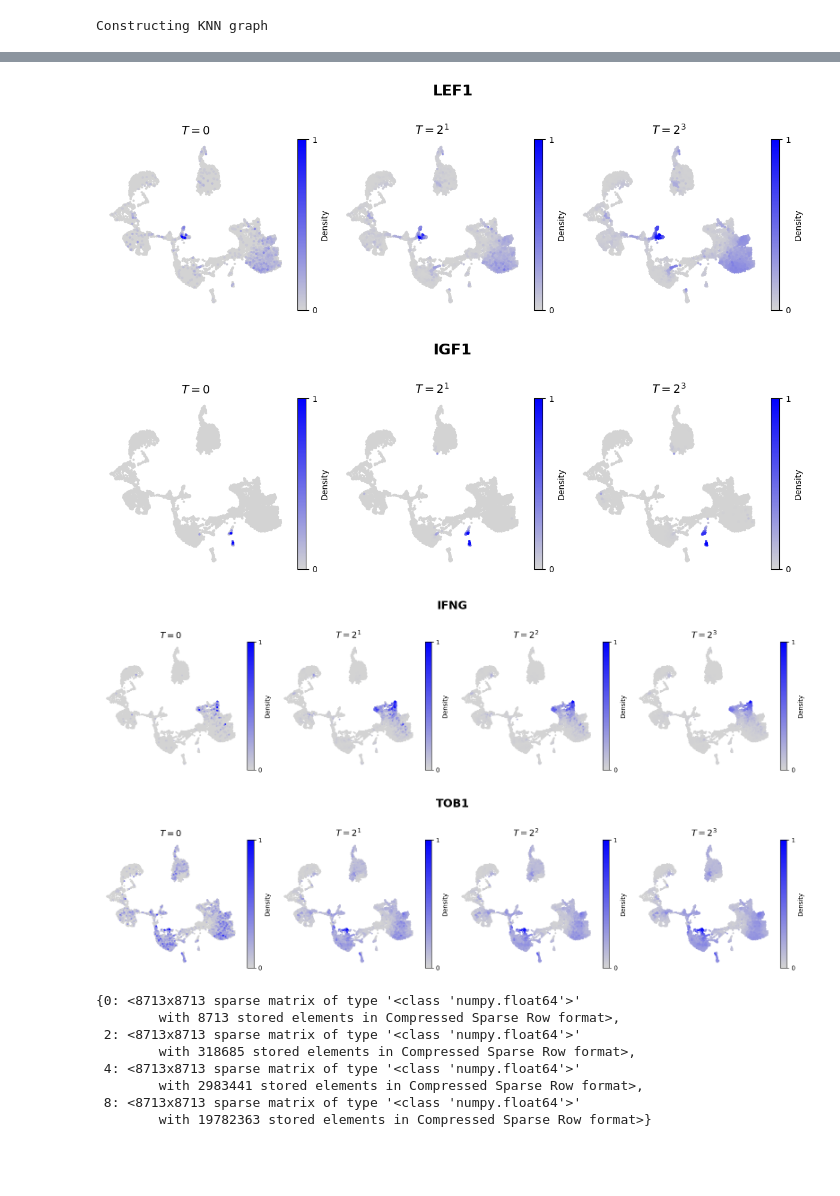
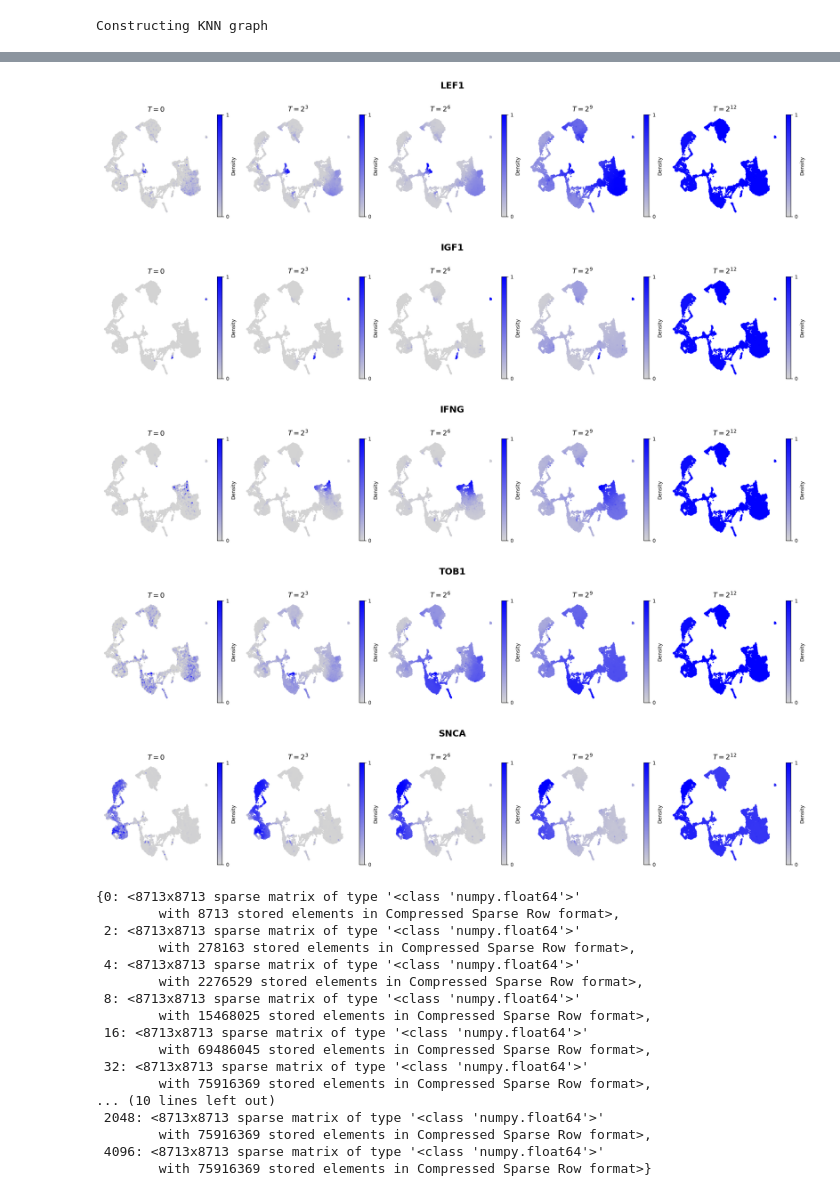
Before and after one commit to jassonmakkar/pylmd, a Jupyter notebook: pylmd/pylmd/demo.ipynb, the cells around one changed output, grey strips where cells are left out. Cells and saved outputs as stored; diff of their text form; code cells hidden in the pictures; blank space fills up the shorter version.

```diff
--- a/pylmd/pylmd/demo.ipynb
+++ b/pylmd/pylmd/demo.ipynb
@@ -322,7 +326,7 @@ def construct_knn_graph(adata,
 result = construct_knn_graph(
     adata.copy(),
     knn=5,
-    n_dim=30,
+    n_dim=20,
     adjust_disconnection=True,
     self_loop=1
 )
@@ -462,7 +508,7 @@ from scipy import sparse
 from typing import Dict, Union
 import warnings
 
-def doubly_stochastic(W: np.ndarray, max_iter: int = 1000, tol: float = 1e-6) -> np.ndarray:
+def doubly_stochastic(W: np.ndarray, max_iter: int = 100, tol: float = 1e-6) -> np.ndarray:
     """
     Convert a symmetric affinity matrix to a doubly stochastic matrix using the Sinkhorn-Knopp algorithm.
 
@@ -530,18 +576,18 @@ def construct_diffusion_operators(
     t = 1
     max_steps = int(np.floor(np.log2(max_time)))
 
-    # Convergence criterion: check if diagonal approaches 1/n
-    convergence_threshold = 1e-2 * n
+    # Convergence criterion: check if diagonal approaches n
+    convergence_threshold = n
 
     while t <= max_steps:
         # Check convergence: if diagonal elements approach uniform distribution
         diag_check = np.abs((n * np.diag(P_current)) * n - n)
         max_deviation = np.max(diag_check)
 
-        print(f"  Step {t}: max deviation from convergence = {max_deviation:.6f}")
+        print(f"Step {t}: max deviation from convergence = {max_deviation:.6f}")
 
         if max_deviation < convergence_threshold:
-            print(f"  Converged at step {t} (time = {2**(t-1)})")
+            print(f"Converged at step {t} (time = {2**(t-1)})")
             break
 
         # Compute P^(2^t) = P^(2^(t-1)) * P^(2^(t-1))
@@ -560,6 +632,6 @@ def construct_diffusion_operators(
 # %%
 start_time = time.time()
-P_ls = construct_diffusion_operators(W, max_time=2**3)
+P_ls = construct_diffusion_operators(W, max_time=2**15)
 end_time = time.time()
 execution_time = end_time - start_time
 print(f"Execution time: {execution_time} seconds")
@@ -598,7 +714,6 @@ def visualize_diffusion(
     gene_name,
     P_ls=None,
     W=None,
-    check_time=None,
     gene_color="blue",
     construct_diffusion_fn=None,   # pass construct_diffusion_operators if you want auto-build from W
     figsize_per_panel=(4, 4),
@@ -618,30 +733,11 @@ def visualize_diffusion(
     if init.shape[0] != 1 and init.shape[1] == 1:
         init = init.T
 
-    # --- handle times like R: convert to exponents, dedupe, keep >=0, then back to times (2^k), keep 0 if present ---
-    if check_time is None or len(check_time) == 0:
-        raise ValueError("check_time must be provided, e.g., [0, 2, 2**4, 2**10].")
-
-    check_time = list(check_time)
-    include_zero = (0 in check_time)
-    # map to log2, unique, >=0
-    exps = []
-    for t in check_time:
-        if t <= 0:
-            if t == 0:
-                continue
-            else:
-                continue
-        exps.append(int(np.floor(np.log2(t))))
-    exps = sorted(set([e for e in exps if e >= 0]))
-    times = ([0] if include_zero else []) + [2**e for e in exps]
-
     # --- ensure P_ls available ---
     if P_ls is None:
-        if W is None or construct_diffusion_fn is None:
-            raise ValueError("Provide P_ls OR (W and construct_diffusion_fn) to build diffusion operators.")
-        max_t = max(times)
-        P_ls = construct_diffusion_fn(W=W, max_time=max_t)
+        raise ValueError("Provide P_ls.")
+
+    times = np.quantile(list(P_ls.keys()), [0, 0.25, 0.5, 0.75, 1])
 
     # P_ls may have keys as ints; make a view with int keys
     P_map = {}
@@ -722,62 +818,78 @@ sc.pl.umap(adata, color = ['IGF1','IFNG','TOB1'])
 # %%
 gene = 'LEF1'
 fig, axes = visualize_diffusion(
     coord=adata.obsm['X_umap'],
     rho=rho,
     P_ls=P_ls,
-    check_time=[0, 2, 2**3],
     gene_name=gene,
     gene_color="blue"
 )
 # %% [output]
-[figure, old version]
+[figure, new version]
 # %%
 gene = 'IGF1'
 fig, axes = visualize_diffusion(
     coord=adata.obsm['X_umap'],
     rho=rho,
     P_ls=P_ls,
-    check_time=[0, 2, 2**3],
     gene_name=gene,
     gene_color="blue"
 )
 # %% [output]
-[figure, old version]
+[figure, new version]
 # %%
 gene = 'IFNG'
 fig, axes = visualize_diffusion(
     coord=adata.obsm['X_umap'],
     rho=rho,
     P_ls=P_ls,
-    check_time=[0, 2, 2**2, 2**3],
     gene_name=gene,
     gene_color="blue"
 )
 # %% [output]
-[figure, old version]
+[figure, new version]
 # %%
 gene = 'TOB1'
 fig, axes = visualize_diffusion(
     coord=adata.obsm['X_umap'],
     rho=rho,
     P_ls=P_ls,
-    check_time=[0, 2, 2**2, 2**3],
     gene_name=gene,
     gene_color="blue"
 )
 # %% [output]
-[figure, old version]
+[figure, new version]
+# %%
+gene = 'SNCA'
+fig, axes = visualize_diffusion(
+    coord=adata.obsm['X_umap'],
+    rho=rho,
+    P_ls=P_ls,
+    gene_name=gene,
+    gene_color="blue"
+)
+# %% [output]
+[figure, added]
 # %%
 P_ls
 # %% [output]
 {0: <8713x8713 sparse matrix of type '<class 'numpy.float64'>'
         with 8713 stored elements in Compressed Sparse Row format>,
  2: <8713x8713 sparse matrix of type '<class 'numpy.float64'>'
-        with 318685 stored elements in Compressed Sparse Row format>,
+        with 278163 stored elements in Compressed Sparse Row format>,
  4: <8713x8713 sparse matrix of type '<class 'numpy.float64'>'
-        with 2983441 stored elements in Compressed Sparse Row format>,
+        with 2276529 stored elements in Compressed Sparse Row format>,
  8: <8713x8713 sparse matrix of type '<class 'numpy.float64'>'
-        with 19782363 stored elements in Compressed Sparse Row format>}
+        with 15468025 stored elements in Compressed Sparse Row format>,
+ 16: <8713x8713 sparse matrix of type '<class 'numpy.float64'>'
+        with 69486045 stored elements in Compressed Sparse Row format>,
+ 32: <8713x8713 sparse matrix of type '<class 'numpy.float64'>'
+        with 75916369 stored elements in Compressed Sparse Row format>,
+... (10 lines left out)
+ 2048: <8713x8713 sparse matrix of type '<class 'numpy.float64'>'
+        with 75916369 stored elements in Compressed Sparse Row format>,
+ 4096: <8713x8713 sparse matrix of type '<class 'numpy.float64'>'
+        with 75916369 stored elements in Compressed Sparse Row format>}
 # %%
 from __future__ import annotations
 from collections import OrderedDict
```
Also changed, not shown: parts of 92 cells of this notebook.
